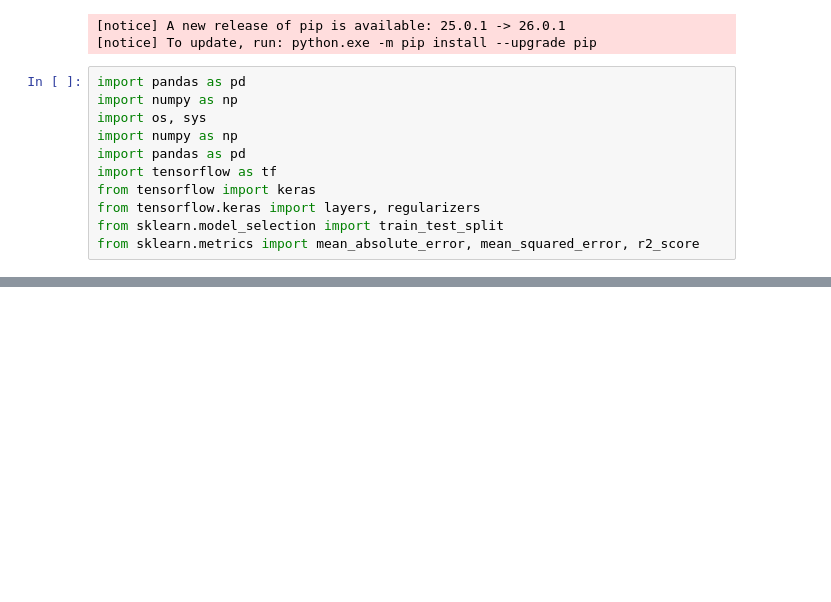
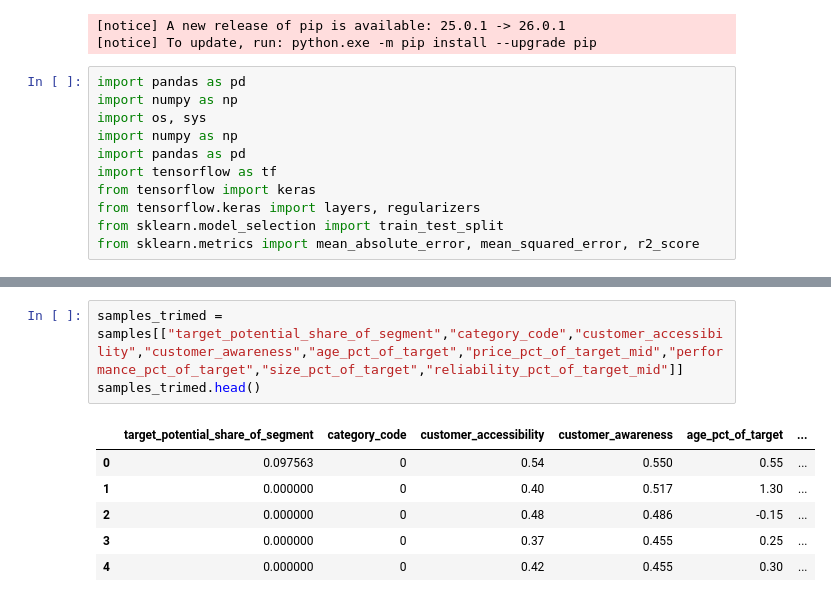
Before and after one commit to GrantKincaid/capsim_model, a Jupyter notebook: model.ipynb, the cells around one changed output, grey strips where cells are left out. Drawn from its saved outputs; the diff is of its cells as text; blank space fills up the shorter version.

```diff
--- a/model.ipynb
+++ b/model.ipynb
@@ -142,3 +106,13 @@ samples.head()
+# %%
+samples_trimed = samples[["target_potential_share_of_segment","category_code","customer_accessibility","customer_awareness","age_pct_of_target","price_pct_of_target_mid","performance_pct_of_target","size_pct_of_target","reliability_pct_of_target_mid"]]
+samples_trimed.head()
+# %% [output]
+|  | target_potential_share_of_segment | category_code | customer_accessibility | customer_awareness | age_pct_of_target | ... |
+| 0 | 0.097563 | 0 | 0.54 | 0.550 | 0.55 | ... |
+| 1 | 0.000000 | 0 | 0.40 | 0.517 | 1.30 | ... |
+| 2 | 0.000000 | 0 | 0.48 | 0.486 | -0.15 | ... |
+| 3 | 0.000000 | 0 | 0.37 | 0.455 | 0.25 | ... |
+| 4 | 0.000000 | 0 | 0.42 | 0.455 | 0.30 | ... |
 # %%
 # ============================================================
 # 1. LOAD / PREP DATA
```
Also changed, not shown: parts of 5 cells of this notebook, 6 other files.
